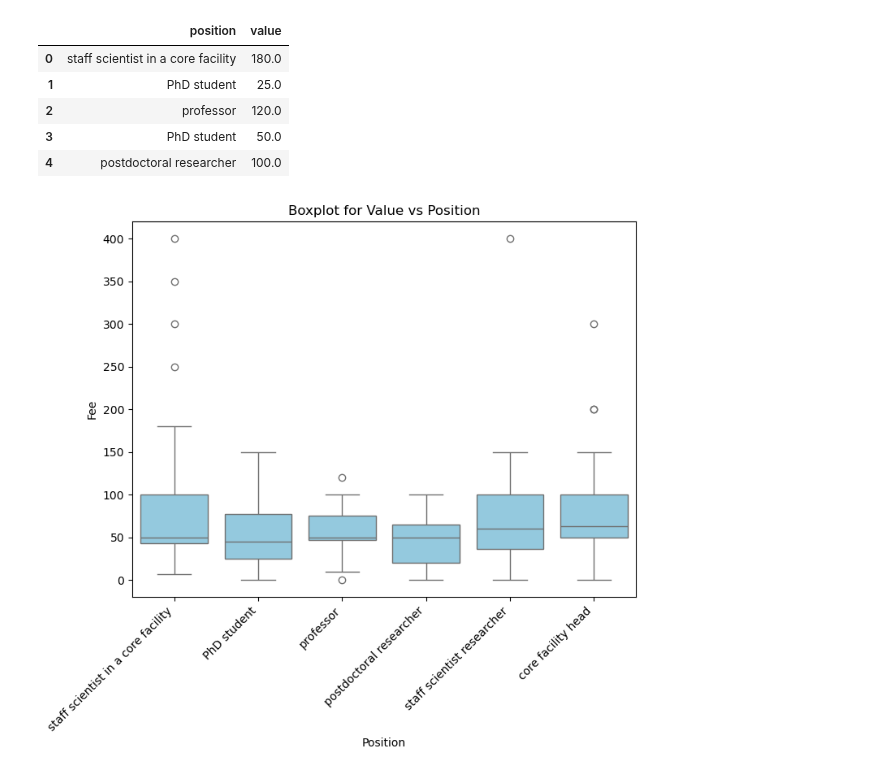
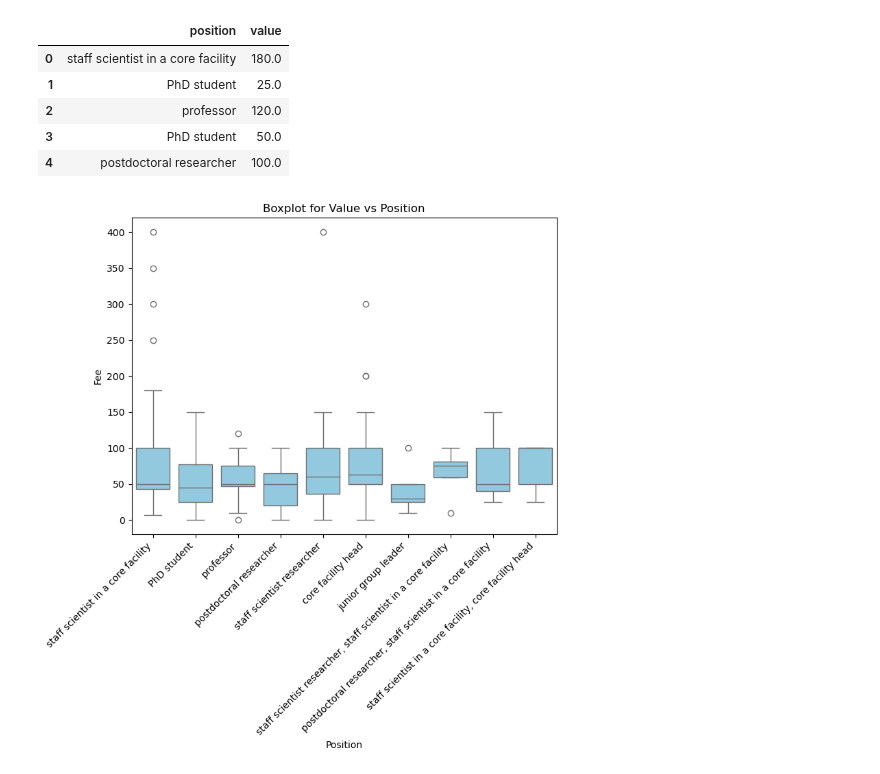
Before and after one commit to GloBIAS-BioimageAnalysts/Survey_2024, a Jupyter notebook: notebooks/membership_cost.ipynb, the cells around one changed output. Cells and saved outputs as stored; diff of their text form; code cells hidden in the pictures.

```diff
--- a/notebooks/membership_cost.ipynb
+++ b/notebooks/membership_cost.ipynb
@@ -153,13 +165,15 @@ position_value_df.head()
 counts = position_df.value_counts()
 
 # Define your threshold for filtering
-threshold = 10
+threshold = 5
 
 # Filter out values with counts less than the threshold
 filtered_values = counts[counts >= threshold].index
 
 # Filter the DataFrame to keep only rows with 'Name' in filtered_values
-position_value_filtered_df = position_value_df[position_value_df['position'].isin(filtered_values)]
+position_value_filtered_df = position_value_df[
+    position_value_df["position"].isin(filtered_values)
+]
 
 position_value_filtered_df.head()
 # %% [output]
@@ -172,17 +186,19 @@ position_value_filtered_df.head()
 # %%
 # Plot the boxplot
 plt.figure(figsize=(8, 6))
-chart = sns.boxplot(position_value_filtered_df,
-            x="position",
-            y="value",
-            color='skyblue',)
-plt.title('Boxplot for Value vs Position')
-chart.set_xticklabels(chart.get_xticklabels(), rotation=45, horizontalalignment='right')
-plt.xlabel('Position')
-plt.ylabel('Fee')
+chart = sns.boxplot(
+    position_value_filtered_df,
+    x="position",
+    y="value",
+    color="skyblue",
+)
+plt.title("Boxplot for Value vs Position")
+chart.set_xticklabels(chart.get_xticklabels(), rotation=45, horizontalalignment="right")
+plt.xlabel("Position")
+plt.ylabel("Fee")
 
 
-plt.savefig("../figures/MembershipFeePositionBoxplot.png", bbox_inches='tight')
-plt.savefig("../figures/MembershipFeePositionBoxplot.svg", bbox_inches='tight')
+plt.savefig("../figures/MembershipFeePositionBoxplot.png", bbox_inches="tight")
+plt.savefig("../figures/MembershipFeePositionBoxplot.svg", bbox_inches="tight")
 # %% [output]
-[figure, old version]
+[figure, new version]
```
Also changed, not shown: parts of 7 cells of this notebook, 26 other files.
